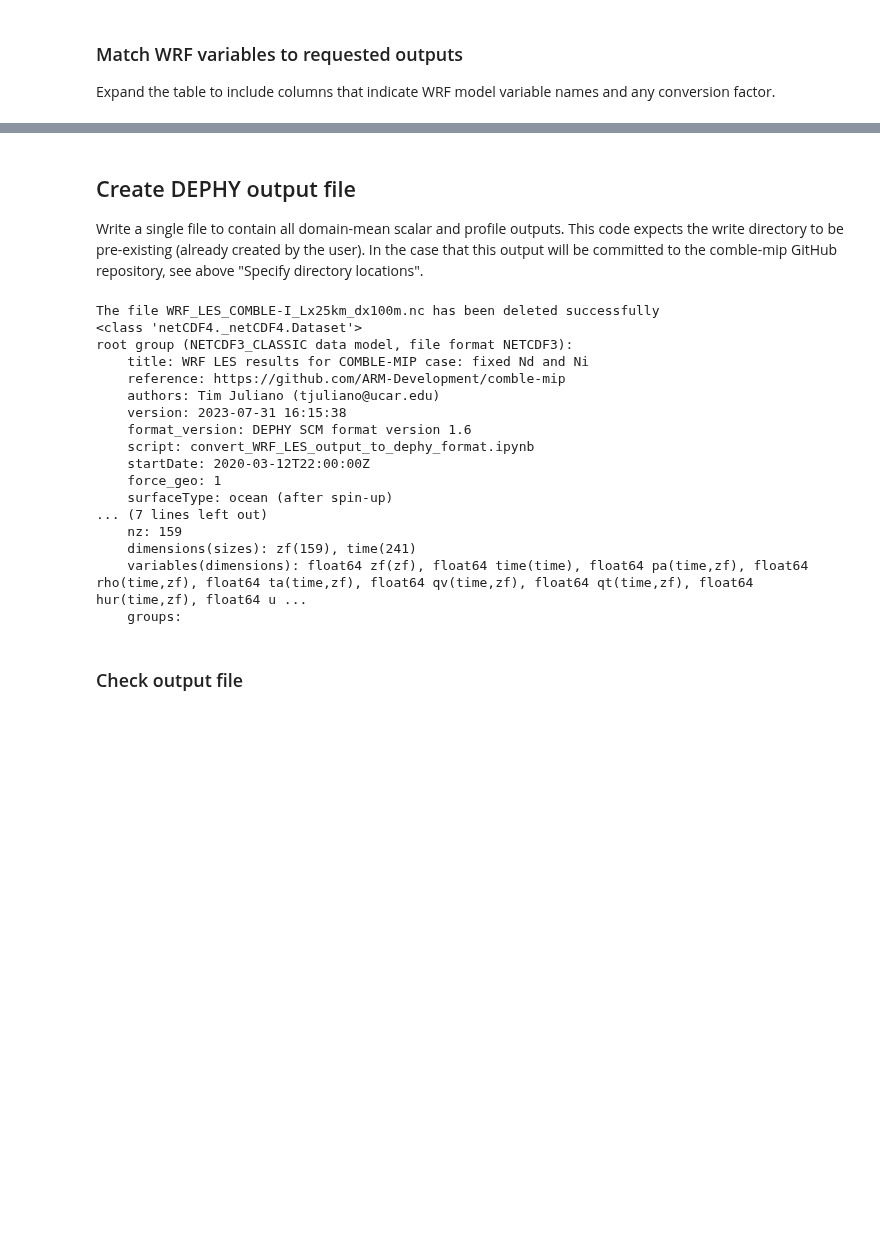
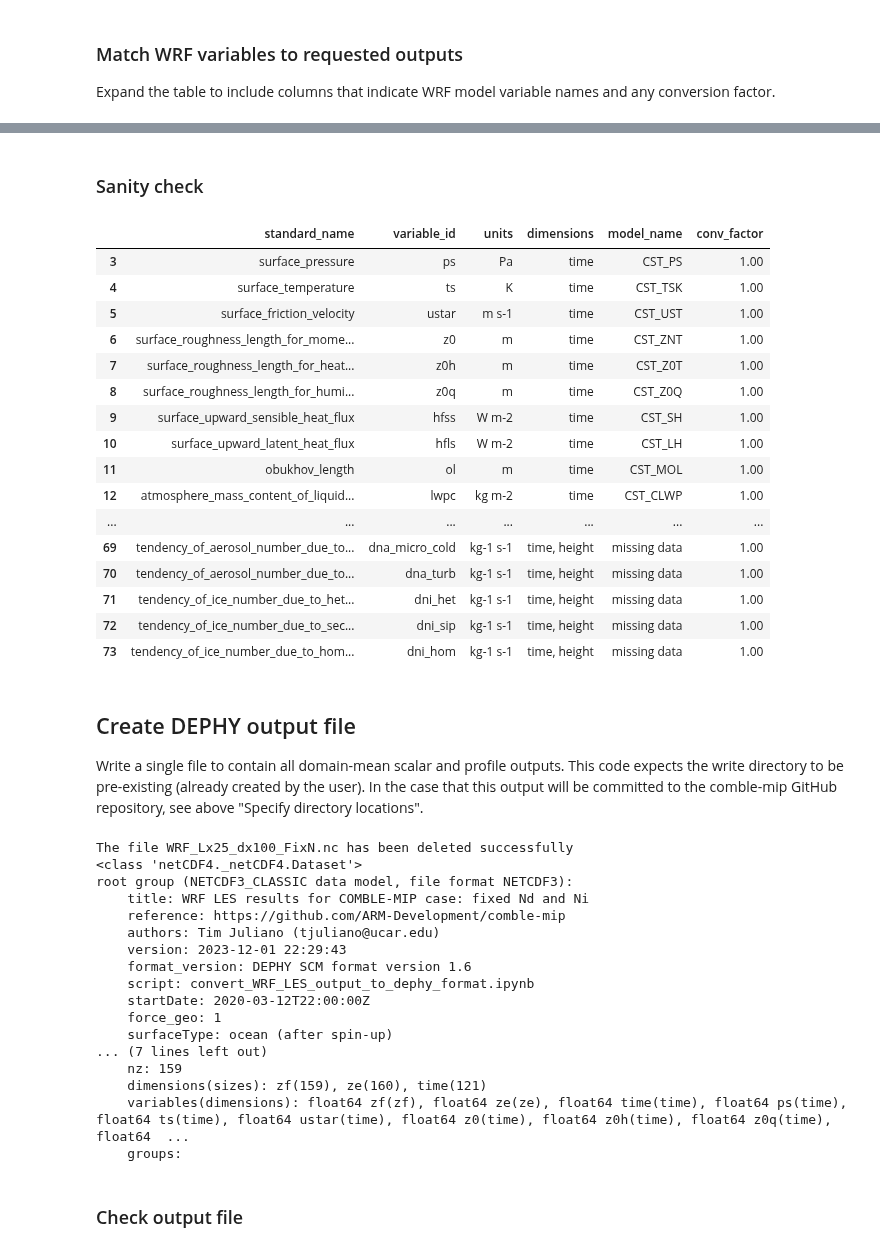
Before and after one commit to ARM-Development/comble-mip, a Jupyter notebook: notebooks/conversion_output/convert_WRF_LES_output_to_dephy_format.ipynb, the cells around one changed output, grey strips where cells are left out. Saved outputs shown, nothing was run; the diff lists cells and outputs as text; code cells hidden in the pictures; blank space fills up the shorter version.

```diff
--- a/notebooks/conversion_output/convert_WRF_LES_output_to_dephy_format.ipynb
+++ b/notebooks/conversion_output/convert_WRF_LES_output_to_dephy_format.ipynb
@@ -234,7 +299,7 @@ vars_mean_list
 Expand the table to include columns that indicate WRF model variable names and any conversion factor.
 # %%
 # drop comments
-vars_mean_list = vars_mean_list.drop(columns='comment')
+vars_mean_list = vars_mean_list.drop(vars_mean_list.filter(regex='comment').columns, axis=1)
 
 # add columns to contain model output name and units conversion factors
 vars_mean_list = vars_mean_list.assign(model_name='missing data',conv_factor=1.0)
@@ -359,3 +455,25 @@ vars_mean_list[2:] # echo variables (first two rows are dimensions)
+# %% [markdown]
+### Sanity check
+# %%
+vars_mean_list[3:] # echo variables (first three rows are dimensions)
+# %% [output]
+|  | standard_name | variable_id | units | dimensions | model_name | conv_factor |
+| 3 | surface_pressure | ps | Pa | time | CST_PS | 1.00 |
+| 4 | surface_temperature | ts | K | time | CST_TSK | 1.00 |
+| 5 | surface_friction_velocity | ustar | m s-1 | time | CST_UST | 1.00 |
+| 6 | surface_roughness_length_for_mome... | z0 | m | time | CST_ZNT | 1.00 |
+| 7 | surface_roughness_length_for_heat... | z0h | m | time | CST_Z0T | 1.00 |
+| 8 | surface_roughness_length_for_humi... | z0q | m | time | CST_Z0Q | 1.00 |
+| 9 | surface_upward_sensible_heat_flux | hfss | W m-2 | time | CST_SH | 1.00 |
+| 10 | surface_upward_latent_heat_flux | hfls | W m-2 | time | CST_LH | 1.00 |
+| 11 | obukhov_length | ol | m | time | CST_MOL | 1.00 |
+| 12 | atmosphere_mass_content_of_liquid... | lwpc | kg m-2 | time | CST_CLWP | 1.00 |
+| ... | ... | ... | ... | ... | ... | ... |
+| 69 | tendency_of_aerosol_number_due_to... | dna_micro_cold | kg-1 s-1 | time, height | missing data | 1.00 |
+| 70 | tendency_of_aerosol_number_due_to... | dna_turb | kg-1 s-1 | time, height | missing data | 1.00 |
+| 71 | tendency_of_ice_number_due_to_het... | dni_het | kg-1 s-1 | time, height | missing data | 1.00 |
+| 72 | tendency_of_ice_number_due_to_sec... | dni_sip | kg-1 s-1 | time, height | missing data | 1.00 |
+| 73 | tendency_of_ice_number_due_to_hom... | dni_hom | kg-1 s-1 | time, height | missing data | 1.00 |
 # %% [markdown]
 ## Create DEPHY output file
 
@@ -382,7 +500,7 @@ dephy_file.surfaceForcing='ts (after spin-up)'
 dephy_file.lat=str(wrf_lat) + ' deg N'
 dephy_file.dx=str(wrf_dx) + ' m'
 dephy_file.dy=str(wrf_dy) + ' m'
-dephy_file.dz='see zf variable'
+dephy_file.dz='see ze variable'
 dephy_file.nx=str(wrf_nx)
 dephy_file.ny=str(wrf_ny)
 dephy_file.nz=str(wrf_nz)
@@ -393,16 +511,20 @@ nz = wrf_nz
 zf = dephy_file.createDimension('zf', nz)
 zf = dephy_file.createVariable('zf', np.float64, ('zf',))
 zf.units = 'm'
-zf.long_name = 'altitude'
-zf[:] = wrf_snds['CSP_Z'][:,:].data.mean(axis=0)
+zf.long_name = 'height'
+zf[:] = zm_grid
+
+ze = dephy_file.createDimension('ze', nz+1)
+ze = dephy_file.createVariable('ze', np.float64, ('ze',))
+ze.units = 'm'
+ze.long_name = 'layer_top_height'
+ze[:] = zw_grid
 
 nt = wrf_scas.dims['Time']
 time = dephy_file.createDimension('time', nt)
 time = dephy_file.createVariable('time', np.float64, ('time',))
 time.units = 'seconds since ' + dephy_file.startDate
 time.long_name = 'time'
-# seconds between WRF samples
-delt = 5.*60
 time[:] = delt*wrf_scas['Time'].data
 
 # create and fill variables
@@ -428,13 +550,13 @@ for index in vars_mean_list.index[2:]:
 print(dephy_file)
 dephy_file.close()
 # %% [output]
-The file WRF_LES_COMBLE-I_Lx25km_dx100m.nc has been deleted successfully
+The file WRF_Lx25_dx100_FixN.nc has been deleted successfully
 <class 'netCDF4._netCDF4.Dataset'>
 root group (NETCDF3_CLASSIC data model, file format NETCDF3):
     title: WRF LES results for COMBLE-MIP case: fixed Nd and Ni
     reference: https://github.com/ARM-Development/comble-mip
     authors: Tim Juliano (tjuliano@ucar.edu)
-    version: 2023-07-31 16:15:38
+    version: 2023-12-01 22:29:43
     format_version: DEPHY SCM format version 1.6
     script: convert_WRF_LES_output_to_dephy_format.ipynb
     startDate: 2020-03-12T22:00:00Z
@@ -442,8 +564,8 @@ root group (NETCDF3_CLASSIC data model, file format NETCDF3):
     surfaceType: ocean (after spin-up)
 ... (7 lines left out)
     nz: 159
-    dimensions(sizes): zf(159), time(241)
-    variables(dimensions): float64 zf(zf), float64 time(time), float64 pa(time,zf), float64 rho(time,zf), float64 ta(time,zf), float64 qv(time,zf), float64 qt(time,zf), float64 hur(time,zf), float64 u ...
+    dimensions(sizes): zf(159), ze(160), time(121)
+    variables(dimensions): float64 zf(zf), float64 ze(ze), float64 time(time), float64 ps(time), float64 ts(time), float64 ustar(time), float64 z0(time), float64 z0h(time), float64 z0q(time), float64  ...
     groups:
 # %% [markdown]
 ### Check output file
```
Also changed, not shown: parts of 18 cells of this notebook.
